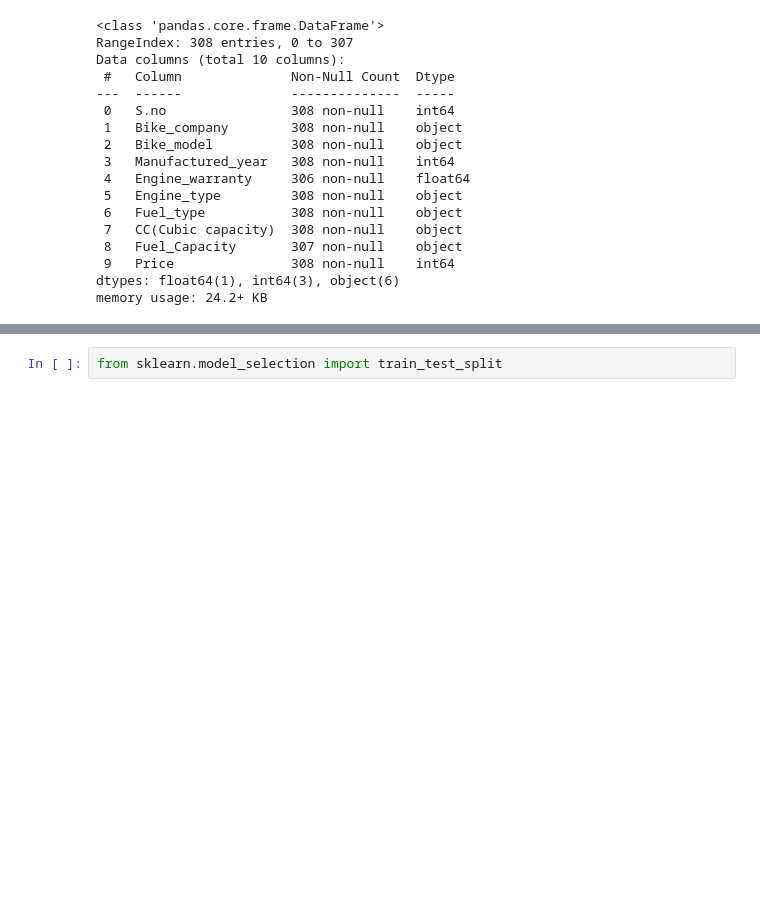
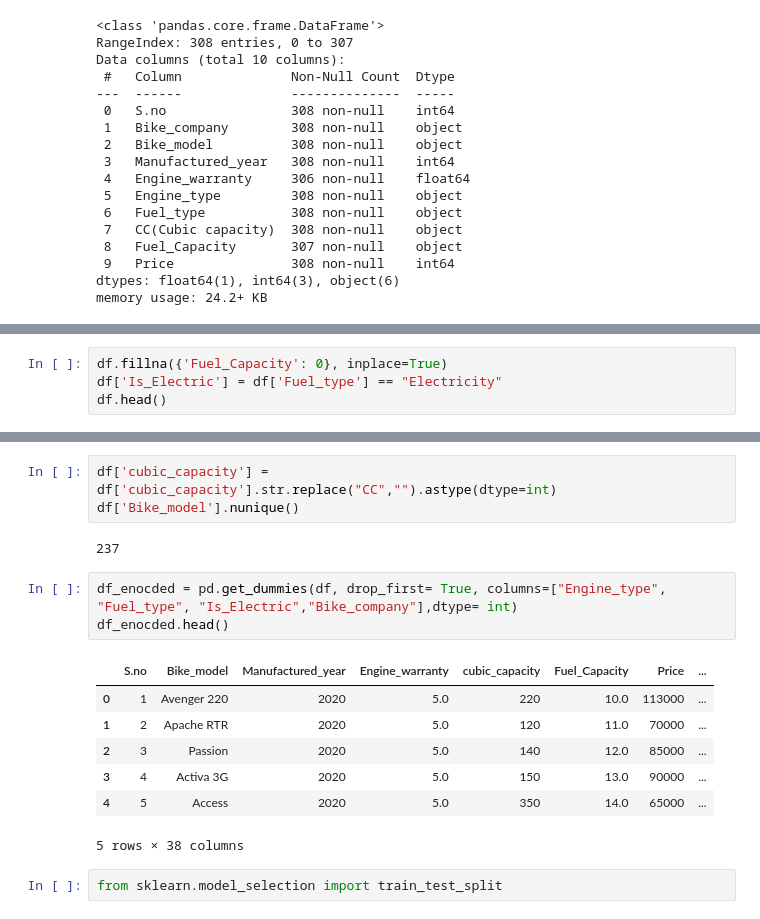
Before and after one commit to Tritonfc/ML_bike_price_predictor, a Jupyter notebook: test.ipynb, the cells around one changed output, grey strips where cells are left out. Cells and saved outputs as stored; diff of their text form; blank space fills up the shorter version.

```diff
--- a/test.ipynb
+++ b/test.ipynb
@@ -81,0 +98,4 @@ Length: 308, dtype: bool
+# %%
+df.fillna({'Fuel_Capacity': 0}, inplace=True)
+df['Is_Electric'] = df['Fuel_type'] == "Electricity"
+df.head()
@@ -82,3 +109,19 @@ Length: 308, dtype: bool
+# %%
+df['cubic_capacity'] = df['cubic_capacity'].str.replace("CC","").astype(dtype=int)
+df['Bike_model'].nunique()
+# %% [output]
+237
+# %%
+df_enocded = pd.get_dummies(df, drop_first= True, columns=["Engine_type", "Fuel_type", "Is_Electric","Bike_company"],dtype= int)
+df_enocded.head()
+# %% [output]
+|  | S.no | Bike_model | Manufactured_year | Engine_warranty | cubic_capacity | Fuel_Capacity | Price | ... |
+| 0 | 1 | Avenger 220 | 2020 | 5.0 | 220 | 10.0 | 113000 | ... |
+| 1 | 2 | Apache RTR | 2020 | 5.0 | 120 | 11.0 | 70000 | ... |
+| 2 | 3 | Passion | 2020 | 5.0 | 140 | 12.0 | 85000 | ... |
+| 3 | 4 | Activa 3G | 2020 | 5.0 | 150 | 13.0 | 90000 | ... |
+| 4 | 5 | Access | 2020 | 5.0 | 350 | 14.0 | 65000 | ... |
+5 rows × 38 columns
 # %%
 from sklearn.model_selection import train_test_split
 # %%
```
Also changed, not shown: parts of 6 cells of this notebook.
